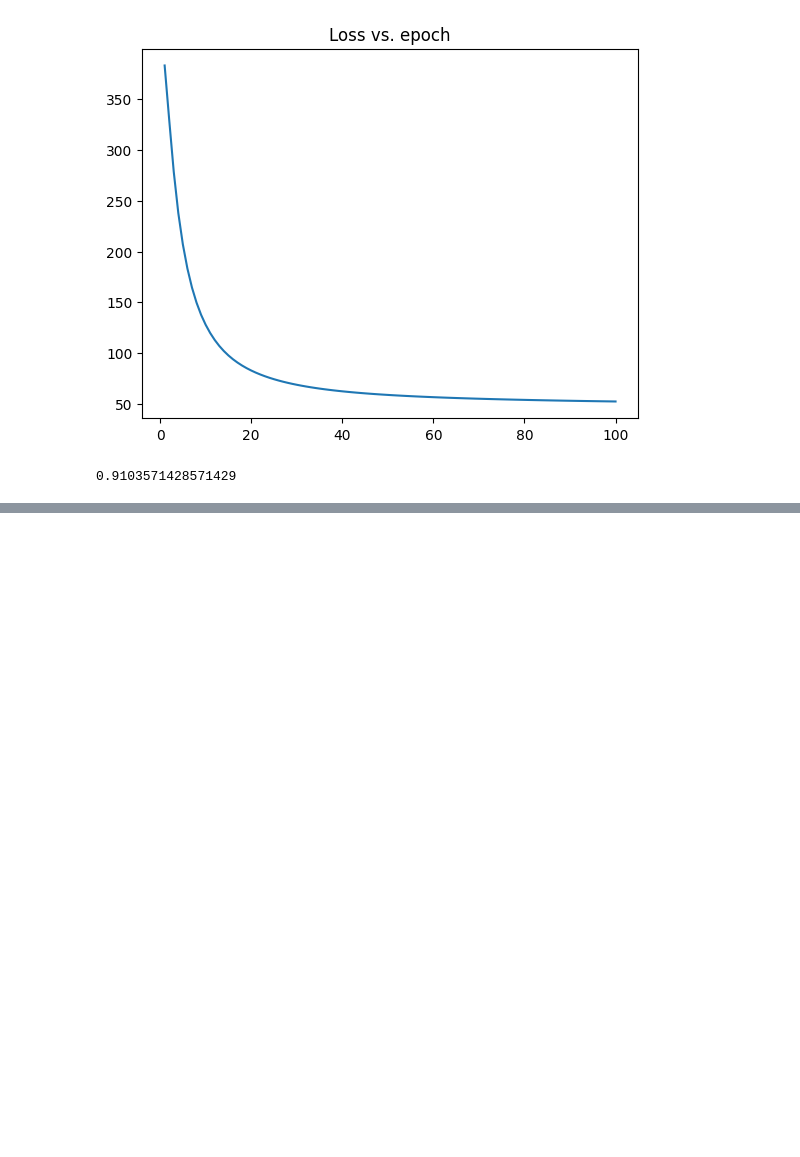
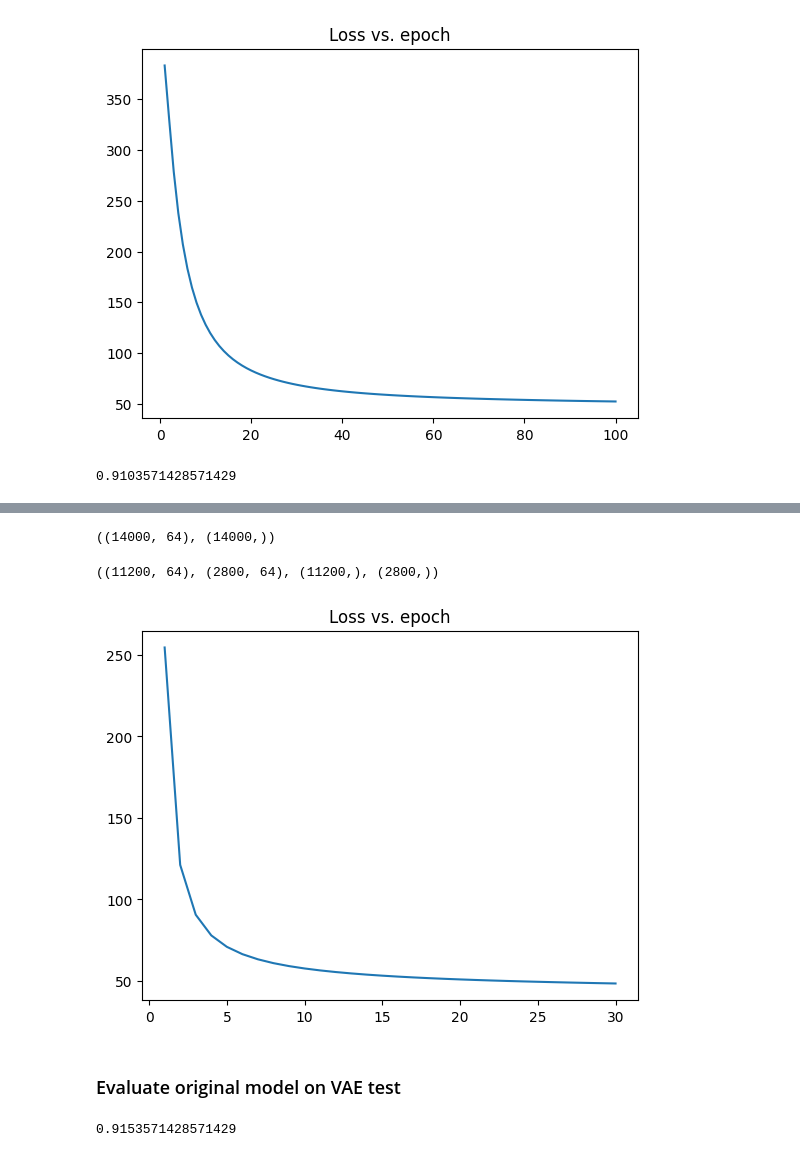
Before and after one commit to trungtranquoc/topology_autoencoder, a Jupyter notebook: main.ipynb, the cells around one changed output, grey strips where cells are left out. Cells and saved outputs as stored; diff of their text form; code cells hidden in the pictures; blank space fills up the shorter version.

Commit message:
feat: adding evaluate original VAE

```diff
--- a/main.ipynb
+++ b/main.ipynb
@@ -292,0 +350,58 @@ logistic_model_pca.eval(y_test, y_preds, accuracy_score)
+# %%
+from src.data_processing import get_data_loader
+
+loader = get_data_loader(train_data=X_original, batch_size=32, shuffle=False)
+
+X_compressed_list = []
+
+model.eval()
+for batch in loader:
+    with torch.no_grad():
+        batch = batch.to(device)
+        batch = batch.unsqueeze(1)
+        X_encoded = model.encode(batch)
+        X_compressed_list.append(X_encoded.detach().cpu().numpy())
+
+X_compressed = np.concatenate(X_compressed_list, axis=0)
+X_compressed = X_compressed.squeeze()
+X_compressed.shape, y_original.shape
+# %% [output]
+((14000, 64), (14000,))
+# %%
+from sklearn.preprocessing import StandardScaler
+
+scaler = StandardScaler()
+X_compressed_scaled = scaler.fit_transform(X_compressed)
+X_compressed_scaled.shape
+
+X_train, X_test, y_train, y_test = train_test_split(X_compressed_scaled, y_original, test_size=0.2)
+X_train.shape, X_test.shape, y_train.shape, y_test.shape
+# %% [output]
+((11200, 64), (2800, 64), (11200,), (2800,))
+# %%
+%reload_ext autoreload
+# %autoreload 2
+
+from src.models import LogisticRegModel
+
+num_epochs = 30
+logistic_model = LogisticRegModel(X_train.shape[1], 10, device=device)
+
+log_loss = logistic_model.fit(X_train, y_train, num_epochs=num_epochs, lr=1e-3)
+
+epoch_plot = list(range(1, num_epochs+1))
+
+plt.plot(epoch_plot, log_loss)
+plt.title("Loss vs. epoch")
+plt.show()
+# %% [output]
+[figure, added]
+# %% [markdown]
+### Evaluate original model on VAE test
+# %%
+from sklearn.metrics import accuracy_score
+
+y_preds = logistic_model.predict(X_test)
+logistic_model.eval(y_test, y_preds, accuracy_score)
+# %% [output]
+0.9153571428571429
```
Also changed, not shown: parts of 4 cells of this notebook.
